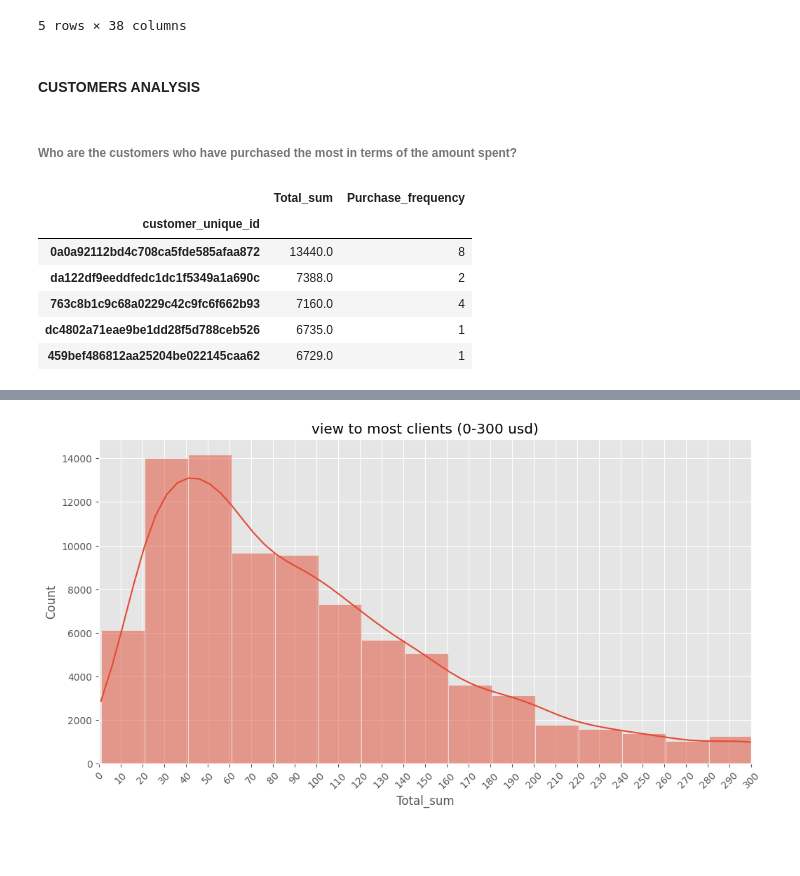
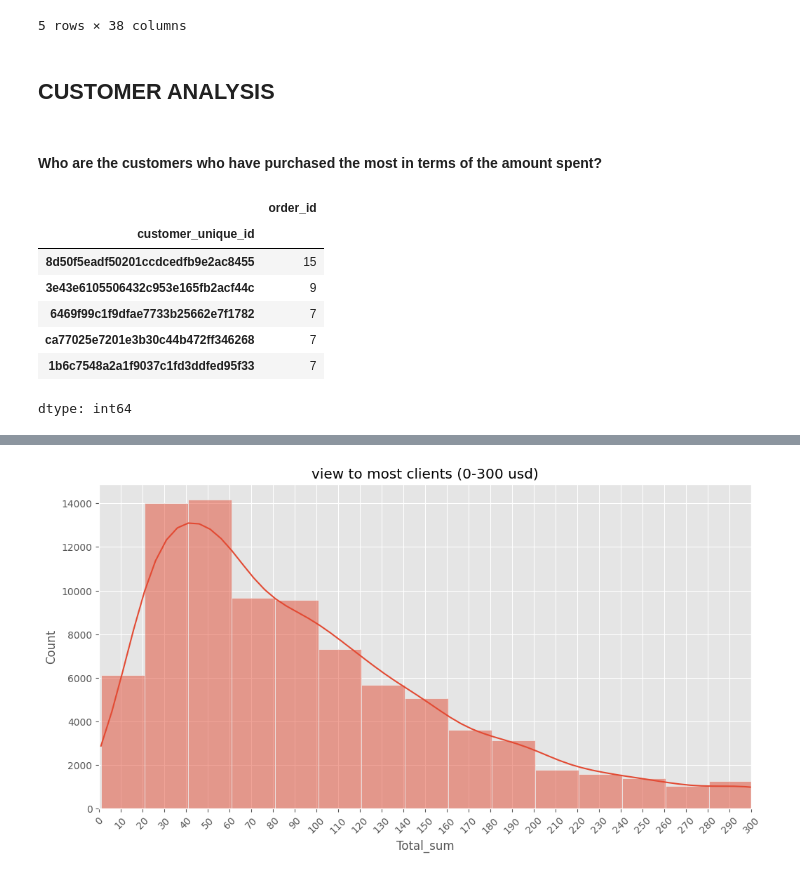
Before and after one commit to Vicksdev2/olist-ecommerce-analysis, a Jupyter notebook: proyect_olist.ipynb, the cells around one changed output, grey strips where cells are left out. Drawn from its saved outputs; the diff is of its cells as text; code cells hidden in the pictures; blank space fills up the shorter version.

```diff
--- a/proyect_olist.ipynb
+++ b/proyect_olist.ipynb
@@ -239,23 +288,19 @@ data.head()
 | 4 | ad21c59c0840e6cb83a9ceb5573f8159 | 8ab97904e6daea8866dbdbc4fb7aad2c | delivered | 2018-02-13 21:18:39 | 2018-02-13 22:20:29 | 2018-02-14 19:46:34 | ... |
 5 rows × 38 columns
 # %% [markdown]
-#### CUSTOMERS ANALYSIS
+## CUSTOMER ANALYSIS
 # %% [markdown]
-###### Who are the customers who have purchased the most in terms of the amount spent?
+#### Who are the customers who have purchased the most in terms of the amount spent?
 # %%
-customer_data = data.groupby('customer_unique_id').agg({
-    'price': 'sum',
-    'order_id': 'count'
-}).sort_values(by = 'price', ascending=False)
-
-customer_data.columns = ['Total_sum', 'Purchase_frequency']
-customer_data.head()
+customer_data = data.groupby('customer_unique_id')['order_id'].nunique().sort_values(ascending=False)
+customer_data.head(5)
 # %% [output]
-|  | Total_sum | Purchase_frequency |
-| customer_unique_id |  |  |
-| 0a0a92112bd4c708ca5fde585afaa872 | 13440.0 | 8 |
-| da122df9eeddfedc1dc1f5349a1a690c | 7388.0 | 2 |
-| 763c8b1c9c68a0229c42c9fc6f662b93 | 7160.0 | 4 |
-| dc4802a71eae9be1dd28f5d788ceb526 | 6735.0 | 1 |
-| 459bef486812aa25204be022145caa62 | 6729.0 | 1 |
+|  | order_id |
+| customer_unique_id |  |
+| 8d50f5eadf50201ccdcedfb9e2ac8455 | 15 |
+| 3e43e6105506432c953e165fb2acf44c | 9 |
+| 6469f99c1f9dfae7733b25662e7f1782 | 7 |
+| ca77025e7201e3b30c44b472ff346268 | 7 |
+| 1b6c7548a2a1f9037c1fd3ddfed95f33 | 7 |
+dtype: int64
 # %%
```
Also changed, not shown: parts of 66 cells of this notebook.
